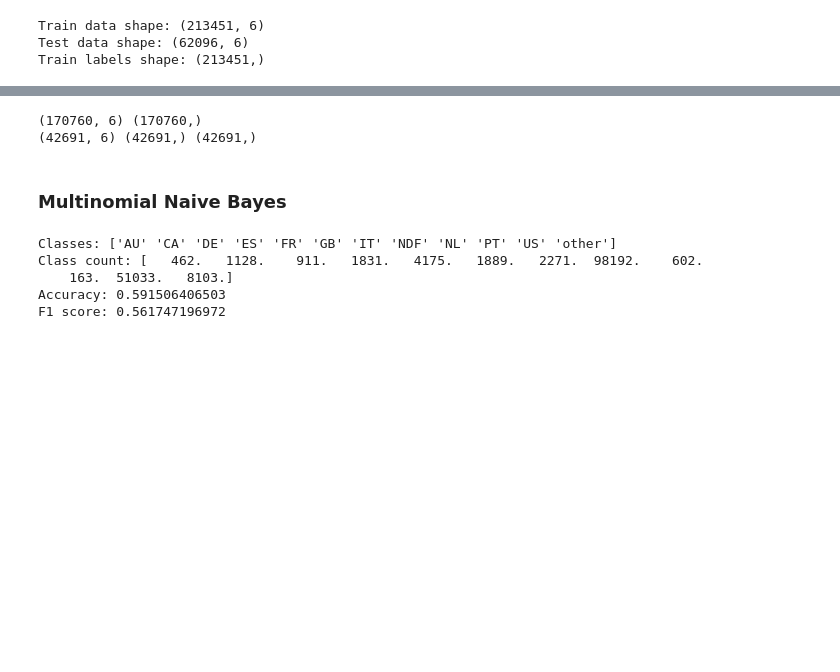
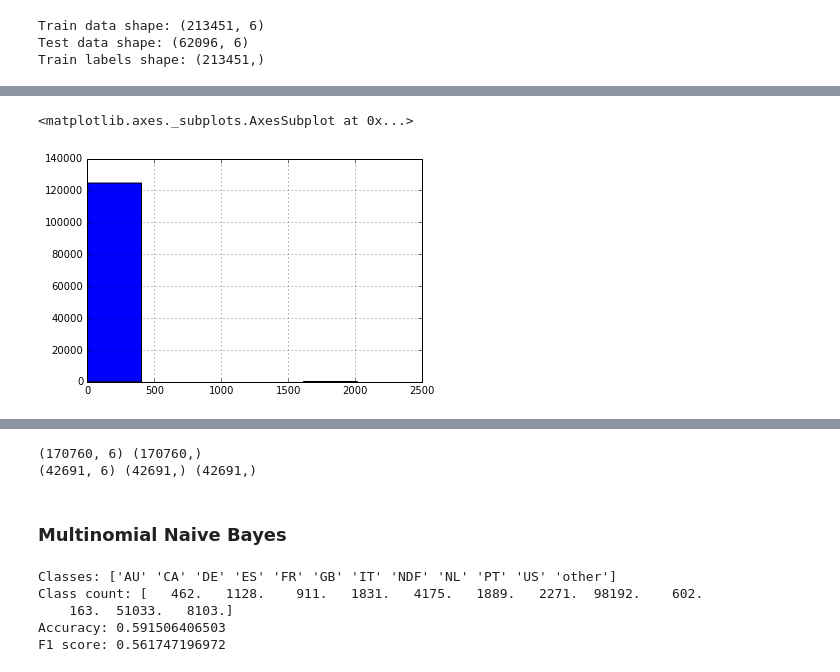
Before and after one commit to kyungguyeo/W207-Final-Project, a Jupyter notebook: airbnb_shared_project.ipynb, the cells around one changed output, grey strips where cells are left out. Drawn from its saved outputs; the diff is of its cells as text; code cells hidden in the pictures; blank space fills up the shorter version.

```diff
--- a/airbnb_shared_project.ipynb
+++ b/airbnb_shared_project.ipynb
@@ -87,0 +101,8 @@ Train labels shape: (213451,)
+# %%
+# Get all age values that are greater than zero.
+GTE_zero_age = train_data[train_data.age >= 0].age
+# Plot a histogram of these values.
+GTE_zero_age.hist(bins=5)
+# %% [output]
+<matplotlib.axes._subplots.AxesSubplot at 0x...>
+[figure, added]
```
Also changed, not shown: parts of 17 cells of this notebook, 1 other file.
